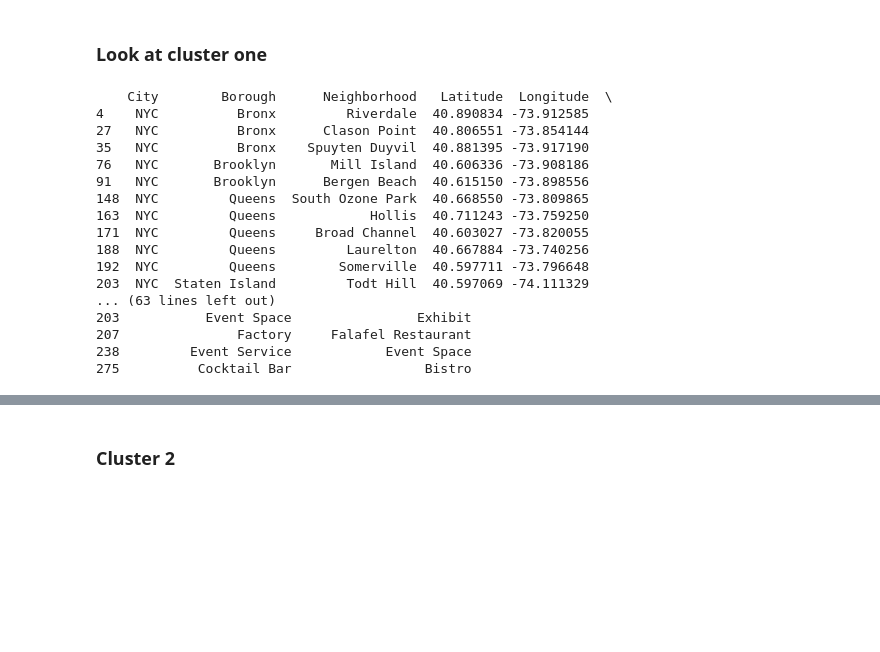
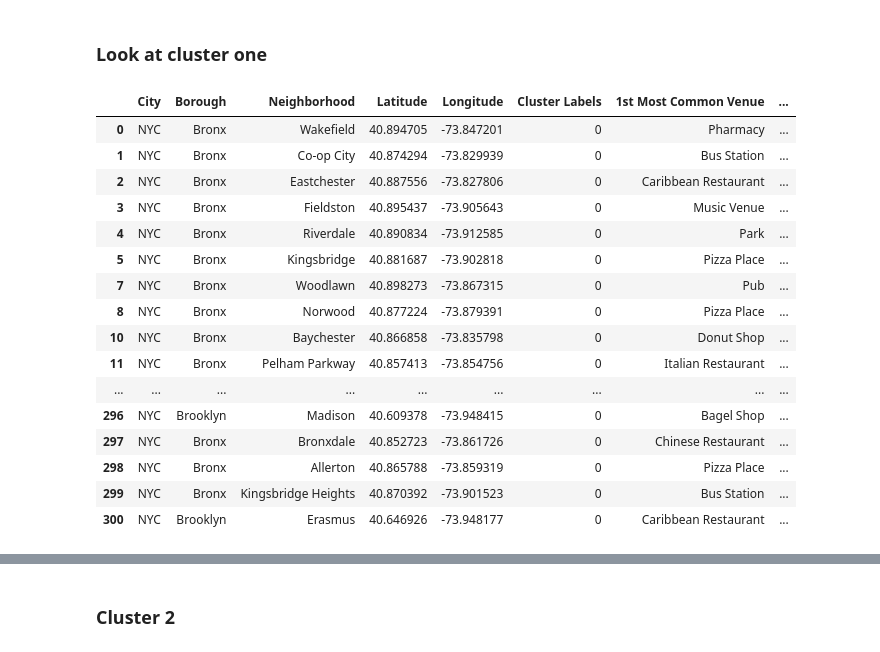
Before and after one commit to ramadanig/Data-science-Capstone, a Jupyter notebook: Battle of the Neighborhoods.ipynb, the cells around one changed output, grey strips where cells are left out. Cells and saved outputs as stored; diff of their text form; code cells hidden in the pictures; blank space fills up the shorter version.

```diff
--- a/Battle of the Neighborhoods.ipynb
+++ b/Battle of the Neighborhoods.ipynb
@@ -968,23 +837,23 @@ map_clusters
 # %% [markdown]
 ### Look at cluster one
 # %%
-print(nyc_cluster[nyc_cluster["Cluster Labels"] == 0])
+nyc_cluster[nyc_cluster["Cluster Labels"] == 0]
 # %% [output]
-    City        Borough      Neighborhood   Latitude  Longitude  \
-4    NYC          Bronx         Riverdale  40.890834 -73.912585
-27   NYC          Bronx      Clason Point  40.806551 -73.854144
-35   NYC          Bronx    Spuyten Duyvil  40.881395 -73.917190
-76   NYC       Brooklyn       Mill Island  40.606336 -73.908186
-91   NYC       Brooklyn      Bergen Beach  40.615150 -73.898556
-148  NYC         Queens  South Ozone Park  40.668550 -73.809865
-163  NYC         Queens            Hollis  40.711243 -73.759250
-171  NYC         Queens     Broad Channel  40.603027 -73.820055
-188  NYC         Queens         Laurelton  40.667884 -73.740256
-192  NYC         Queens        Somerville  40.597711 -73.796648
-203  NYC  Staten Island         Todt Hill  40.597069 -74.111329
-... (63 lines left out)
-203           Event Space                Exhibit
-207               Factory     Falafel Restaurant
-238         Event Service            Event Space
-275          Cocktail Bar                 Bistro
+|  | City | Borough | Neighborhood | Latitude | Longitude | Cluster Labels | 1st Most Common Venue | ... |
+| 0 | NYC | Bronx | Wakefield | 40.894705 | -73.847201 | 0 | Pharmacy | ... |
+| 1 | NYC | Bronx | Co-op City | 40.874294 | -73.829939 | 0 | Bus Station | ... |
+| 2 | NYC | Bronx | Eastchester | 40.887556 | -73.827806 | 0 | Caribbean Restaurant | ... |
+| 3 | NYC | Bronx | Fieldston | 40.895437 | -73.905643 | 0 | Music Venue | ... |
+| 4 | NYC | Bronx | Riverdale | 40.890834 | -73.912585 | 0 | Park | ... |
+| 5 | NYC | Bronx | Kingsbridge | 40.881687 | -73.902818 | 0 | Pizza Place | ... |
+| 7 | NYC | Bronx | Woodlawn | 40.898273 | -73.867315 | 0 | Pub | ... |
+| 8 | NYC | Bronx | Norwood | 40.877224 | -73.879391 | 0 | Pizza Place | ... |
+| 10 | NYC | Bronx | Baychester | 40.866858 | -73.835798 | 0 | Donut Shop | ... |
+| 11 | NYC | Bronx | Pelham Parkway | 40.857413 | -73.854756 | 0 | Italian Restaurant | ... |
+| ... | ... | ... | ... | ... | ... | ... | ... | ... |
+| 296 | NYC | Brooklyn | Madison | 40.609378 | -73.948415 | 0 | Bagel Shop | ... |
+| 297 | NYC | Bronx | Bronxdale | 40.852723 | -73.861726 | 0 | Chinese Restaurant | ... |
+| 298 | NYC | Bronx | Allerton | 40.865788 | -73.859319 | 0 | Pizza Place | ... |
+| 299 | NYC | Bronx | Kingsbridge Heights | 40.870392 | -73.901523 | 0 | Bus Station | ... |
+| 300 | NYC | Brooklyn | Erasmus | 40.646926 | -73.948177 | 0 | Caribbean Restaurant | ... |
 # %%
```
Also changed, not shown: parts of 41 cells of this notebook.
